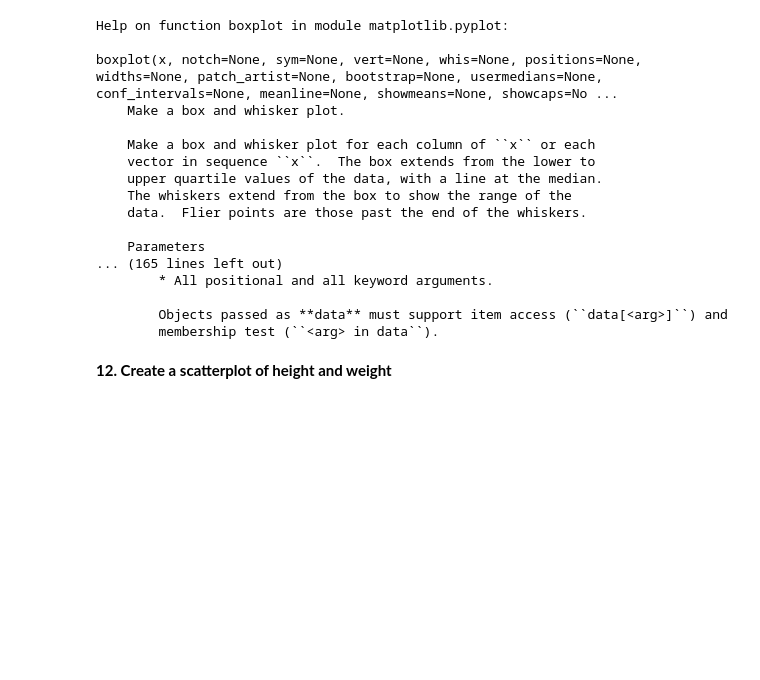
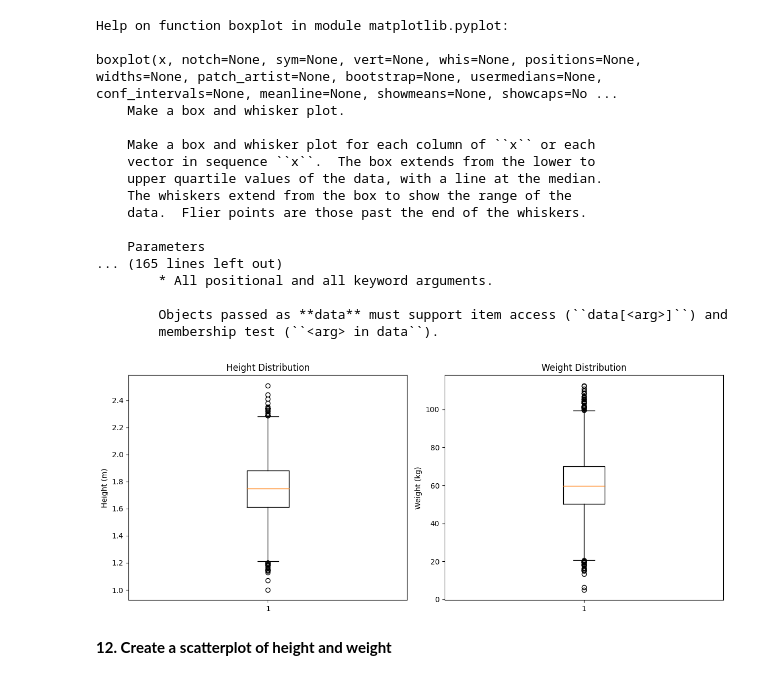
Before and after one commit to sameerhingoro/IOD, a Jupyter notebook: Lab 1/IOD_Lab_1_1_2_NumPy.ipynb, the cells around one changed output. Cells and saved outputs as stored; diff of their text form; code cells hidden in the pictures; blank space fills up the shorter version.

```diff
--- a/Lab 1/IOD_Lab_1_1_2_NumPy.ipynb
+++ b/Lab 1/IOD_Lab_1_1_2_NumPy.ipynb
@@ -281,3 +299,21 @@ boxplot(x, notch=None, sym=None, vert=None, whis=None, positions=None, widths=No
+# %%
+# Create a figure with two subplots (1 row, 2 columns)
+fig, axs = plt.subplots(1, 2, figsize=(12, 5))
+# Plot the first boxplot (height)
+axs[0].boxplot(height)
+axs[0].set_title('Height Distribution')
+axs[0].set_ylabel('Height (m)')
+
+
+# Plot the first boxplot (weight)
+axs[1].boxplot(weight)
+axs[1].set_title('Weight Distribution')
+axs[1].set_ylabel('Weight (kg)')
+
+plt.tight_layout()
+plt.show()
+# %% [output]
+[figure, added]
 # %% [markdown]
 **12. Create a scatterplot of height and weight**
 # %%
```
Also changed, not shown: parts of 5 cells of this notebook.
